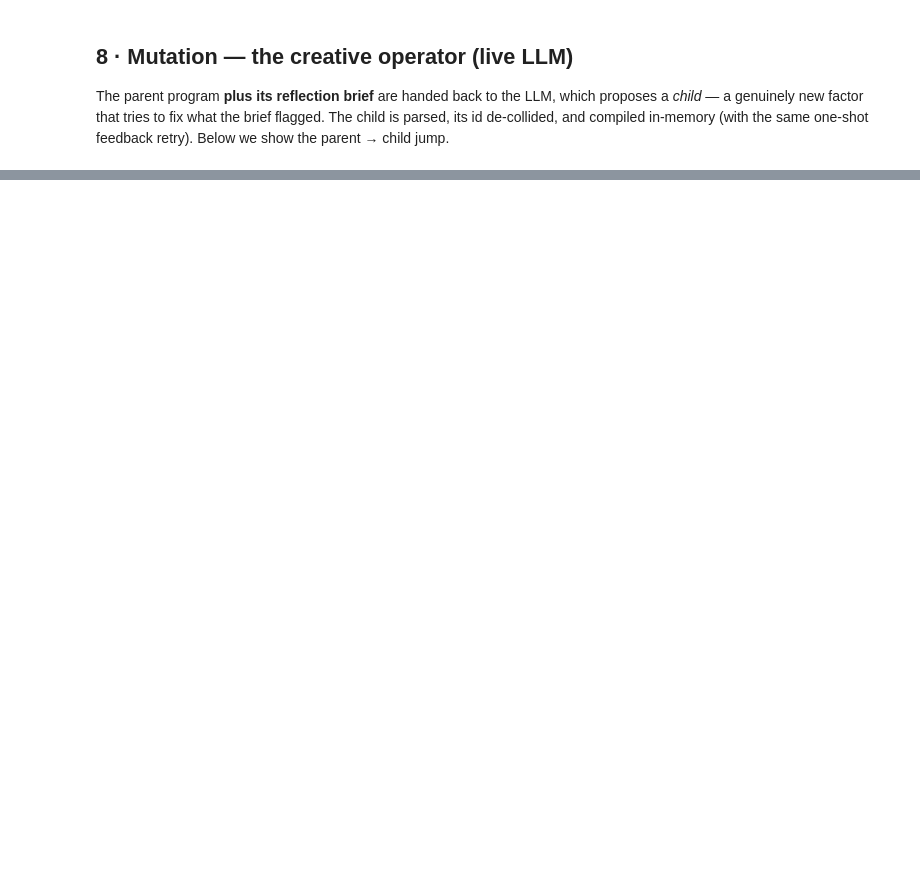
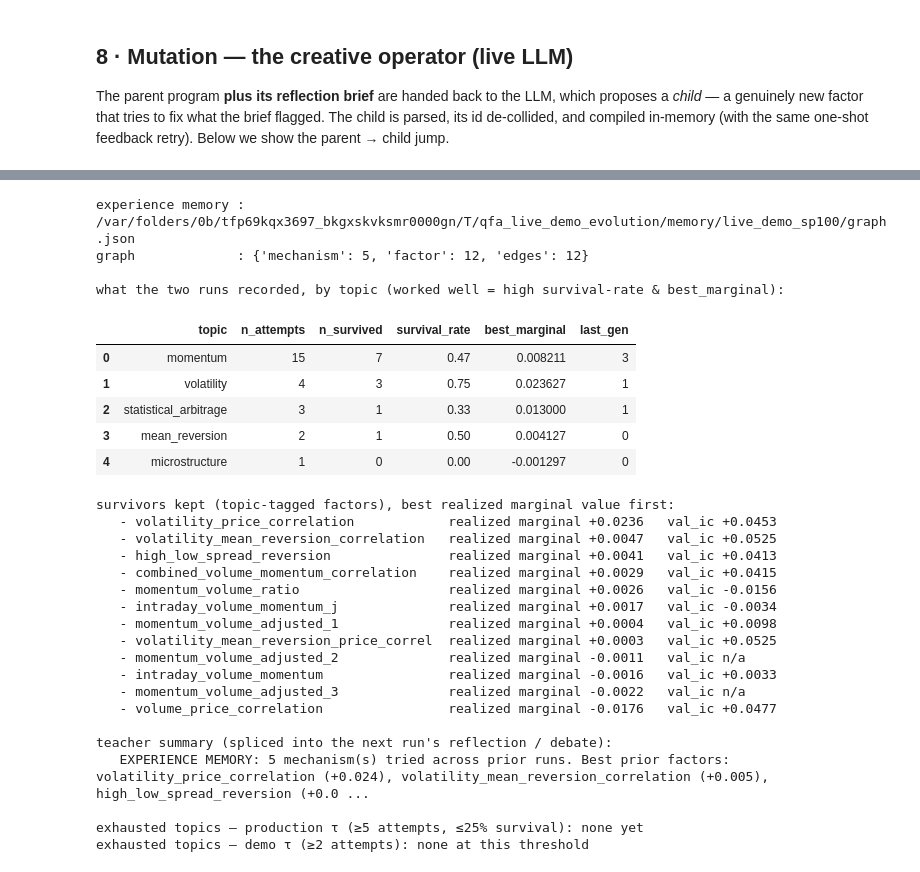
Before and after one commit to lucawuerker/hftagent, a Jupyter notebook: notebooks/evolutionary_factor_researcher_live_run.ipynb, the cells around one changed output, grey strips where cells are left out. Saved outputs shown, nothing was run; the diff lists cells and outputs as text; code cells hidden in the pictures; blank space fills up the shorter version.

```diff
--- a/notebooks/evolutionary_factor_researcher_live_run.ipynb
+++ b/notebooks/evolutionary_factor_researcher_live_run.ipynb
@@ -514 +1119,79 @@ for row in loop.controller.lineage[-6:]:
+# %%
+import pandas as pd
+from quant_fund_agent.knowledge import experience
+from IPython.display import display
+
+mem_path = experience.memory_graph_path(MEMORY_CONFIG)
+mem = experience.load_or_new(mem_path)
+print("experience memory :", mem_path)
+print("graph             :", mem.summary(), "\n")
+
+# per-topic attempt/survival tallies — survivors AND failures (the negative evidence
+# that lets the memory tell an EXHAUSTED topic from an unexplored one)
+rows = []
+for mid in mem.nodes_of_type("mechanism"):
+    nd = mem.g.nodes[mid]
+    n = int(nd.get("n_attempts", 0) or 0)
+    rows.append({
+        "topic": nd.get("name", mid.split(":", 1)[-1]),
+        "n_attempts": n,
+        "n_survived": int(nd.get("n_survived", 0) or 0),
+        "survival_rate": round(int(nd.get("n_survived", 0) or 0) / n, 2) if n else None,
+        "best_marginal": nd.get("best_marginal"),
+        "last_gen": nd.get("last_generation"),
+    })
+tally = (pd.DataFrame(rows).sort_values(["n_attempts", "best_marginal"], ascending=False)
+         .reset_index(drop=True)) if rows else pd.DataFrame()
+print("what the two runs recorded, by topic (worked well = high survival-rate & best_marginal):")
+display(tally)
+
+# survivors stamped with their realized performance
+surv = [(mem.g.nodes[f].get("name", f.split(":", 1)[-1]),
+         mem.g.nodes[f].get("realized_marginal_value"),
+         mem.g.nodes[f].get("realized_val_ic"))
+        for f in mem.nodes_of_type("factor")]
+if surv:
+    print("\nsurvivors kept (topic-tagged factors), best realized marginal value first:")
+    for name, mv, ic in sorted(surv, key=lambda t: (t[1] if t[1] is not None else -9), reverse=True):
+        print(f"   - {name:38.38}  realized marginal "
+              f"{'n/a' if mv is None else f'{mv:+.4f}'}   val_ic "
+              f"{'n/a' if ic is None else f'{ic:+.4f}'}")
+
+# the teacher brief spliced into the NEXT run + the exhaustion steer
+print("\nteacher summary (spliced into the next run's reflection / debate):")
+print("  ", experience.memory_summary(mem) or "(nothing recorded yet)")
+print("\nexhausted topics — production τ (≥5 attempts, ≤25% survival):",
+      experience.exhausted_mechanisms(mem) or "none yet")
+print("exhausted topics — demo τ (≥2 attempts):",
+      experience.exhausted_mechanisms(mem, min_attempts=2) or "none at this threshold")
+# %% [output]
+experience memory : /var/folders/0b/tfp69kqx3697_bkgxskvksmr0000gn/T/qfa_live_demo_evolution/memory/live_demo_sp100/graph.json
+graph             : {'mechanism': 5, 'factor': 12, 'edges': 12}
+
+what the two runs recorded, by topic (worked well = high survival-rate & best_marginal):
+|  | topic | n_attempts | n_survived | survival_rate | best_marginal | last_gen |
+| 0 | momentum | 15 | 7 | 0.47 | 0.008211 | 3 |
+| 1 | volatility | 4 | 3 | 0.75 | 0.023627 | 1 |
+| 2 | statistical_arbitrage | 3 | 1 | 0.33 | 0.013000 | 1 |
+| 3 | mean_reversion | 2 | 1 | 0.50 | 0.004127 | 0 |
+| 4 | microstructure | 1 | 0 | 0.00 | -0.001297 | 0 |
+survivors kept (topic-tagged factors), best realized marginal value first:
+   - volatility_price_correlation            realized marginal +0.0236   val_ic +0.0453
+   - volatility_mean_reversion_correlation   realized marginal +0.0047   val_ic +0.0525
+   - high_low_spread_reversion               realized marginal +0.0041   val_ic +0.0413
+   - combined_volume_momentum_correlation    realized marginal +0.0029   val_ic +0.0415
+   - momentum_volume_ratio                   realized marginal +0.0026   val_ic -0.0156
+   - intraday_volume_momentum_j              realized marginal +0.0017   val_ic -0.0034
+   - momentum_volume_adjusted_1              realized marginal +0.0004   val_ic +0.0098
+   - volatility_mean_reversion_price_correl  realized marginal +0.0003   val_ic +0.0525
+   - momentum_volume_adjusted_2              realized marginal -0.0011   val_ic n/a
+   - intraday_volume_momentum                realized marginal -0.0016   val_ic +0.0033
+   - momentum_volume_adjusted_3              realized marginal -0.0022   val_ic n/a
+   - volume_price_correlation                realized marginal -0.0176   val_ic +0.0477
+
+teacher summary (spliced into the next run's reflection / debate):
+   EXPERIENCE MEMORY: 5 mechanism(s) tried across prior runs. Best prior factors: volatility_price_correlation (+0.024), volatility_mean_reversion_correlation (+0.005), high_low_spread_reversion (+0.0 ...
+
+exhausted topics — production τ (≥5 attempts, ≤25% survival): none yet
+exhausted topics — demo τ (≥2 attempts): none at this threshold
 # %% [markdown]
```
Also changed, not shown: parts of 33 cells of this notebook, 15 other files.
